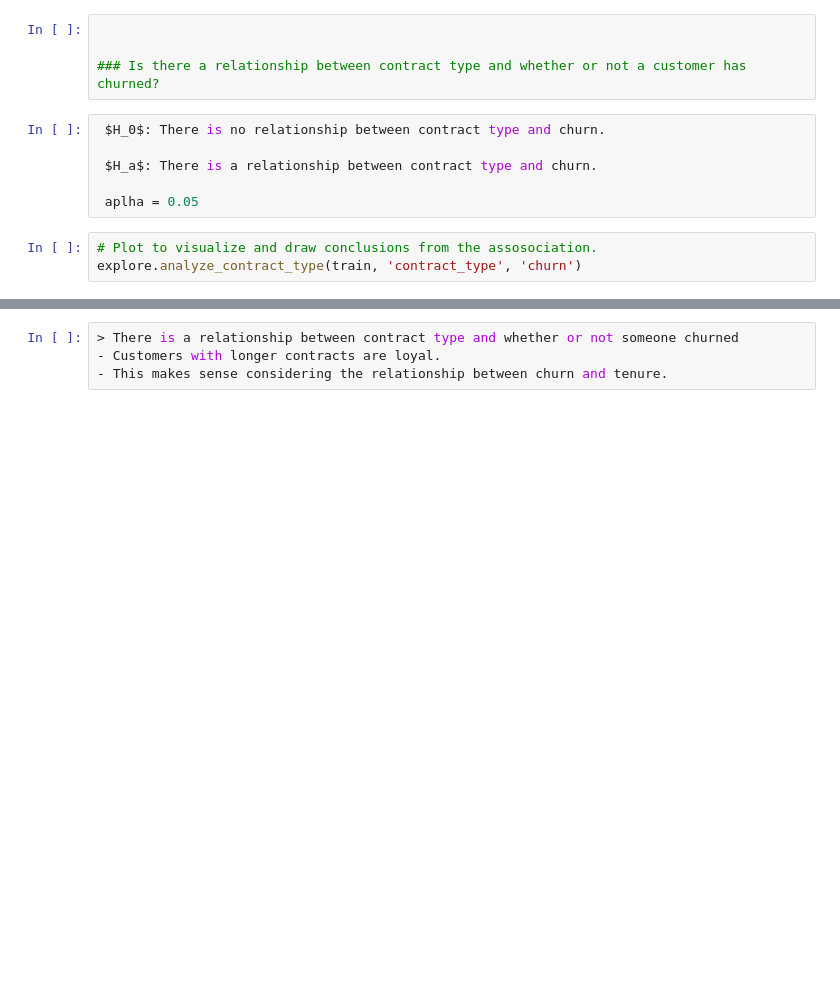
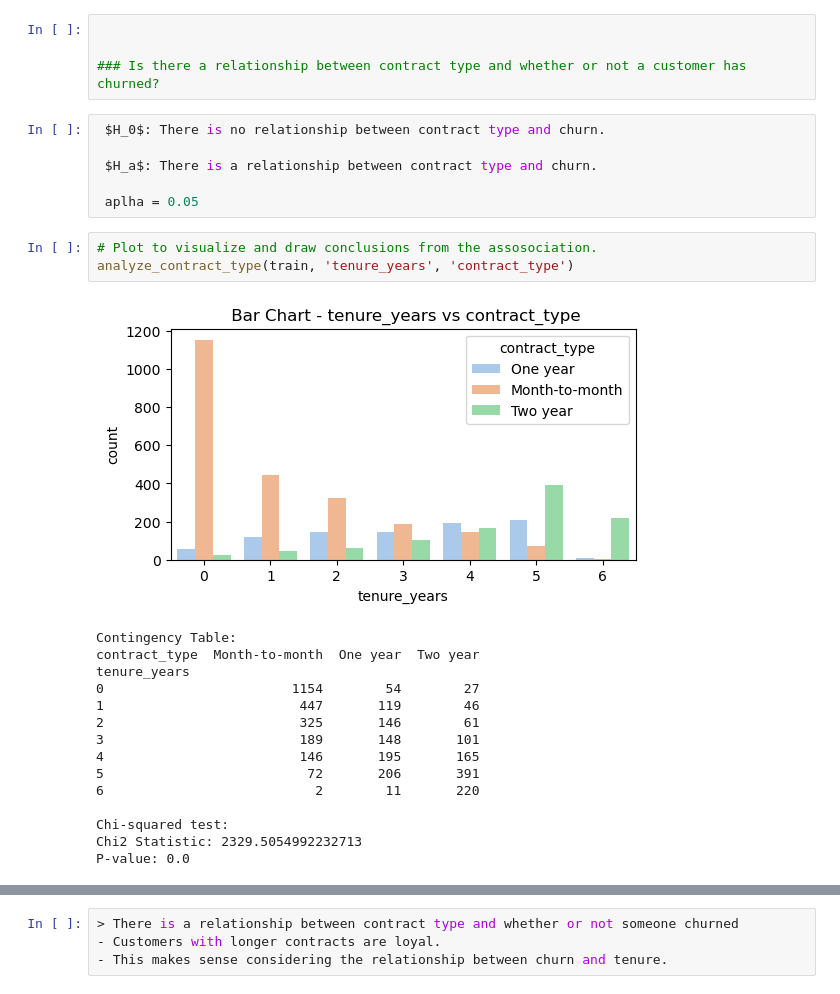
Before and after one commit to Luis-Martinez1/Classification_Project, a Jupyter notebook: non_final_notebook.ipynb, the cells around one changed output, grey strips where cells are left out. Cells and saved outputs as stored; diff of their text form; blank space fills up the shorter version.

```diff
--- a/non_final_notebook.ipynb
+++ b/non_final_notebook.ipynb
@@ -870,4 +899,20 @@ def analyze_monthly_charges(df, continuous_column, target_column):
  aplha = 0.05
 # %%
 # Plot to visualize and draw conclusions from the assosociation.
-explore.analyze_contract_type(train, 'contract_type', 'churn')
+analyze_contract_type(train, 'tenure_years', 'contract_type')
+# %% [output]
+[figure, added]
+Contingency Table:
+contract_type  Month-to-month  One year  Two year
+tenure_years
+0                        1154        54        27
+1                         447       119        46
+2                         325       146        61
+3                         189       148       101
+4                         146       195       165
+5                          72       206       391
+6                           2        11       220
+
+Chi-squared test:
+Chi2 Statistic: 2329.5054992232713
+P-value: 0.0
```
Also changed, not shown: parts of 6 cells of this notebook.
